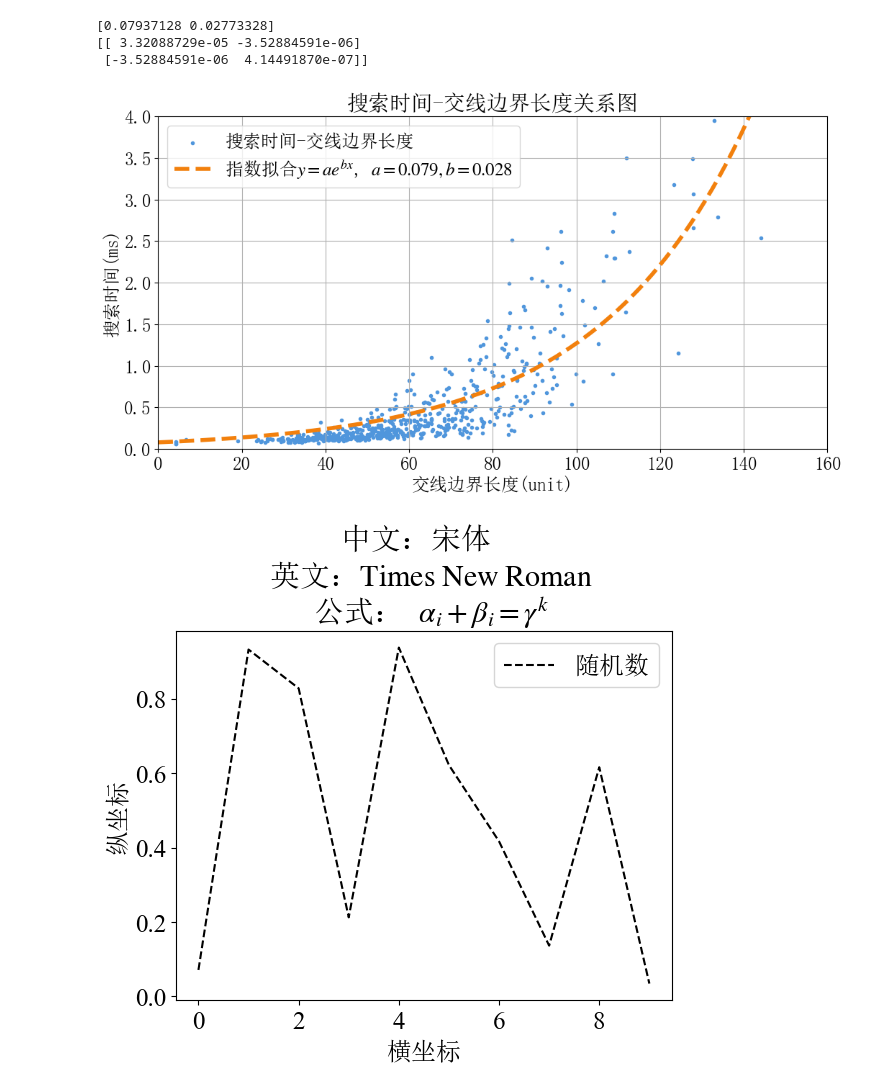
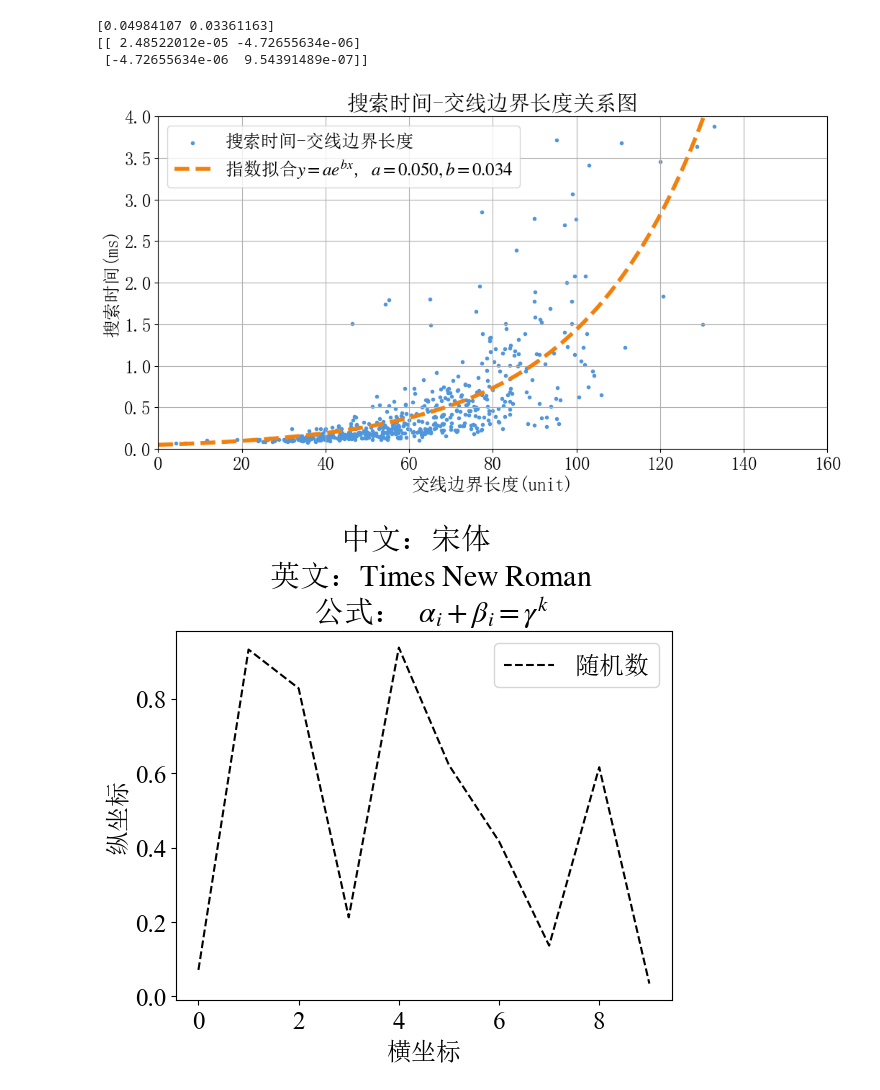
Before and after one commit to MasterYip/FLTPlanner, a Jupyter notebook: analysis_scripts/benchmarking/gcs_benchmark.ipynb, the cells around one changed output. Saved outputs shown, nothing was run; the diff lists cells and outputs as text; code cells hidden in the pictures.

```diff
--- a/analysis_scripts/benchmarking/gcs_benchmark.ipynb
+++ b/analysis_scripts/benchmarking/gcs_benchmark.ipynb
@@ -30,54 +30,50 @@ config = {
     'axes.unicode_minus': False,
     'axes.prop_cycle': (cycler('color', [getColorTuple(80,150,220), 'r', 'g', 'b'])
                         + cycler('linestyle', ['--', '-', '--', '-'])),
 }
-
-# config = {
-#     "font.family":'serif',
-#     "font.size": 18,
-#     "mathtext.fontset":'stix',
-#     "font.serif": ['SimSun'],
-# }
-
-csv_file = ROOT_DIR + '/data/perf_gcs_rand_corridor.csv'
-
 csv_plot = CVSPlot(config)
 
 plt.figure(figsize=(12, 6))
 axes = plt.axes()
 axes.set_xlim(0, 160)
 axes.set_ylim(0, 4)
 plt.grid(True)
 
-# csv_plot.scatter(csv_file, 4, 3, '.', 'border size', "total time (ms)", "blabla", "nan")
-csv_plot.scatter(csv_file, 4, 3, '.', "交线边界长度(unit)", "搜索时间(ms)", "搜索时间-交线边界长度关系图", "nan")
+######### Data Selection
+name = "perf_gcs_rand_corridor2"
+csv_file = ROOT_DIR + '/data/'+name+'.csv'
+colnum = 3  # Total time
+# colnum = 5  # Intersection time
+# colnum = -1  # Astar time
+#########
+
+csv_plot.scatter(csv_file, 4, colnum, '.', "交线边界长度(unit)", "搜索时间(ms)", "搜索时间-交线边界长度关系图", "nan")
 
 df = pd.read_csv(csv_file)
 X = df.iloc[1:, 4]
-Y = df.iloc[1:, 3]
-
+Y = df.iloc[1:, colnum]
 
 # fit the scatter using y = a * exp(b*x)
 def func(x, a, b):
     return a * np.exp(b * x)
 popt3, pcov3 = curve_fit(func, X.values , Y.values, (0.07,0.03))
 print(popt3)
 print(pcov3)
 
 xs = np.linspace(0, 160, 100)
 plt.plot(xs, func(xs, *popt3), label='fit: a=%5.3f, b=%5.3f' % tuple(popt3),
          linestyle='--', color=(0.95, 0.5, 0.05), linewidth=4.0)
 
 plt.legend(['搜索时间-交线边界长度', '指数拟合$y=a e^{bx}$, $a=%.3f, b=%.3f$' % tuple(popt3)], loc='upper left')
-plt.savefig(ROOT_DIR + '/data/perf_gcs_rand_corridor.png', dpi=300)
-plt.savefig(ROOT_DIR + '/data/perf_gcs_rand_corridor.svg', dpi=300,format="svg")
-plt.savefig(ROOT_DIR + '/data/perf_gcs_rand_corridor.pdf', dpi=300,format="pdf")
+plt.savefig(csv_file.replace('.csv', '.png'), dpi=300)
+plt.savefig(csv_file.replace('.csv', '.svg'), dpi=300,format="svg")
+plt.savefig(csv_file.replace('.csv', '.pdf'), dpi=300,format="pdf")
 plt.show()
 # %% [output]
-[0.07937128 0.02773328]
-[[ 3.32088729e-05 -3.52884591e-06]
- [-3.52884591e-06  4.14491870e-07]]
+[0.04984107 0.03361163]
+[[ 2.48522012e-05 -4.72655634e-06]
+ [-4.72655634e-06  9.54391489e-07]]
-[figure, old version]
+[figure, new version]
 # %%
 import matplotlib.pyplot as plt
 from matplotlib import rcParams
```
Also changed, not shown: 1 other file.
